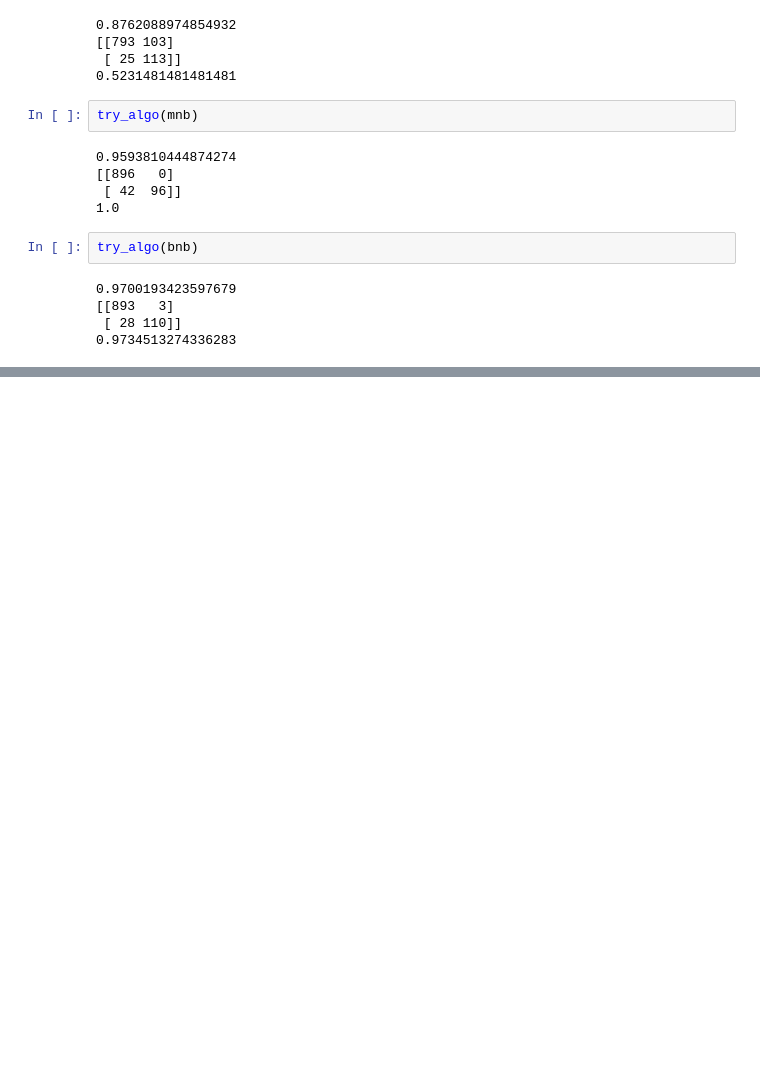
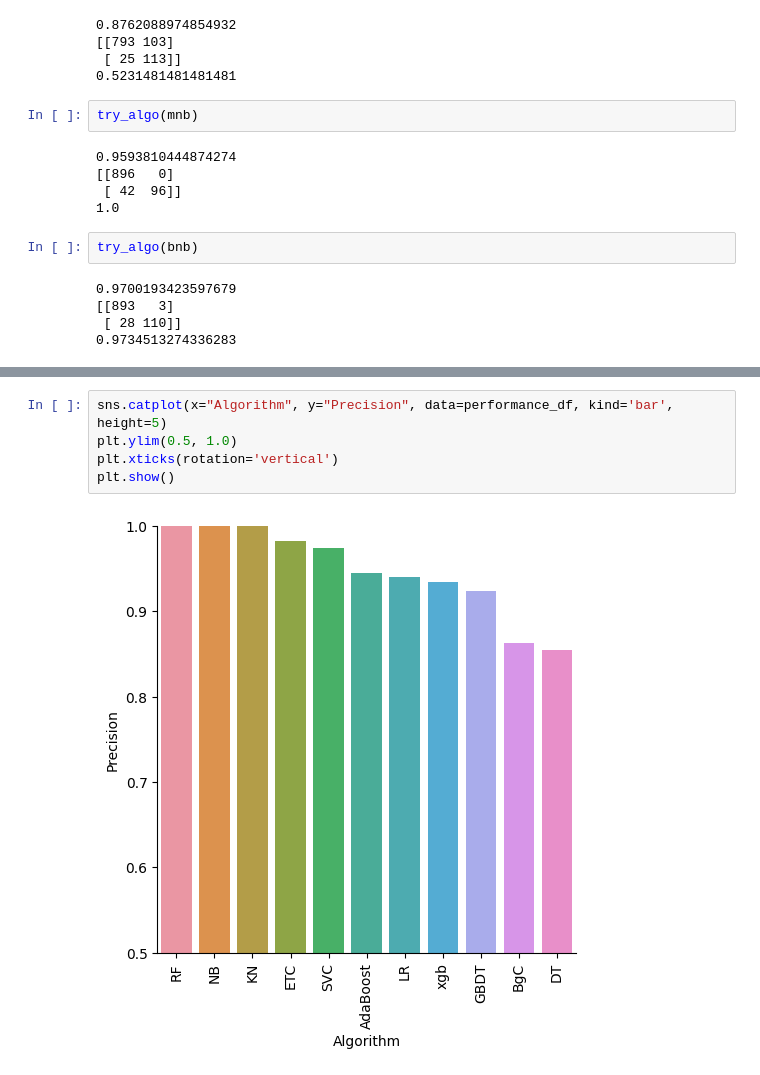
Before and after one commit to rgsk/sms-spam-classifier-tutorial, a Jupyter notebook: spam_detection.ipynb, the cells around one changed output, grey strips where cells are left out. Saved outputs shown, nothing was run; the diff lists cells and outputs as text; blank space fills up the shorter version.

```diff
--- a/spam_detection.ipynb
+++ b/spam_detection.ipynb
@@ -719,0 +840,7 @@ try_algo(bnb)
+# %%
+sns.catplot(x="Algorithm", y="Precision", data=performance_df, kind='bar', height=5)
+plt.ylim(0.5, 1.0)
+plt.xticks(rotation='vertical')
+plt.show()
+# %% [output]
+[figure, added]
```
Also changed, not shown: parts of 17 cells of this notebook.
